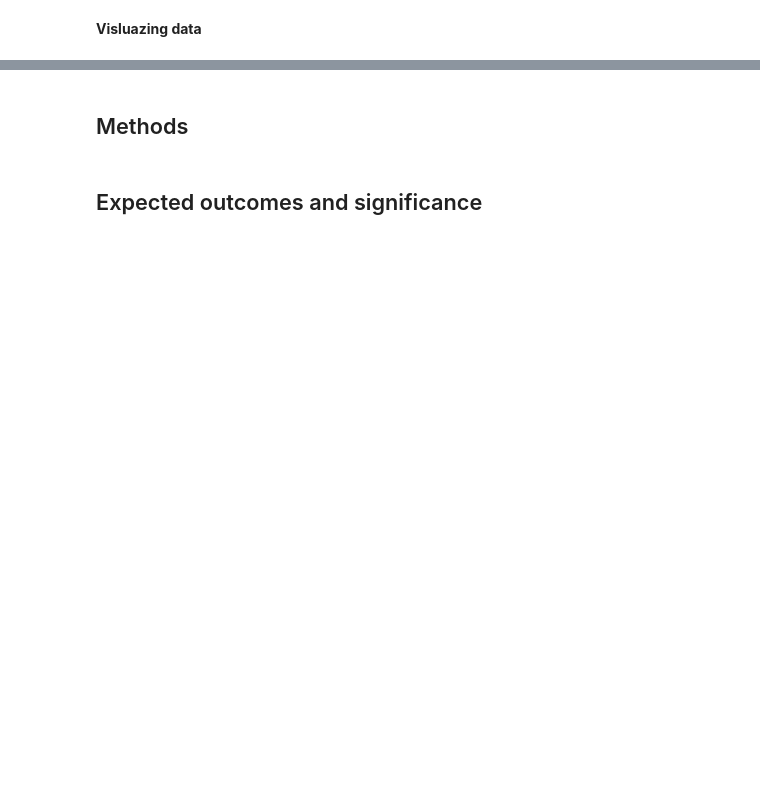
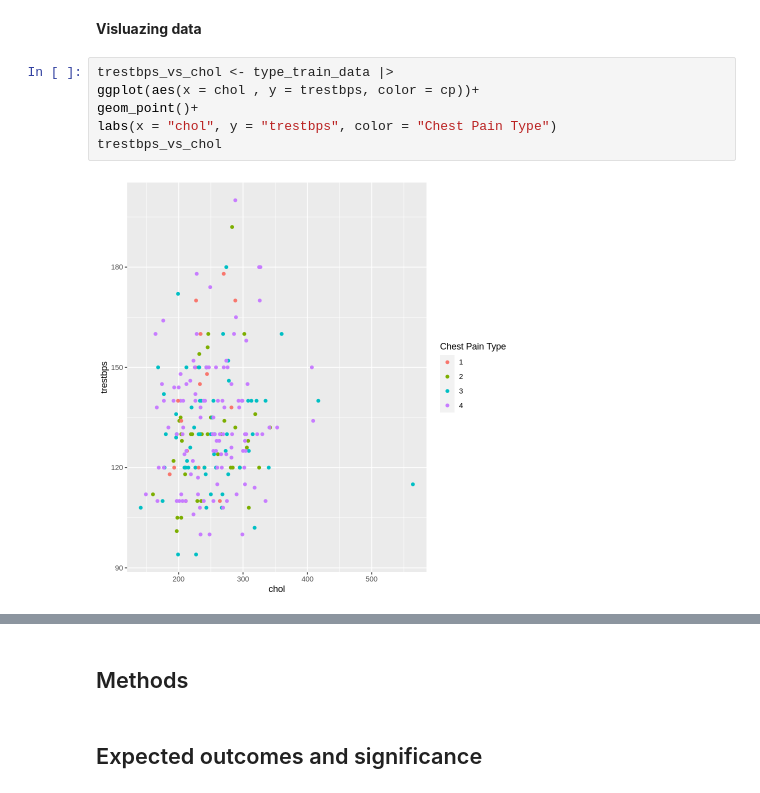
Before and after one commit to Yuvitee/DSCI-100-project, a Jupyter notebook: Heart Disease Proposal.ipynb, the cells around one changed output, grey strips where cells are left out. Cells and saved outputs as stored; diff of their text form; blank space fills up the shorter version.

Commit message:
Did a wrangling and summarizing and visualing some

```diff
--- a/Heart Disease Proposal.ipynb
+++ b/Heart Disease Proposal.ipynb
@@ -87,2 +164,10 @@ A tibble: 4 × 2
 # %% [markdown]
 **Visluazing data**
+# %%
+trestbps_vs_chol <- type_train_data |>
+ggplot(aes(x = chol , y = trestbps, color = cp))+
+geom_point()+
+labs(x = "chol", y = "trestbps", color = "Chest Pain Type")
+trestbps_vs_chol
+# %% [output]
+[figure, added]
```
Also changed, not shown: parts of 15 cells of this notebook.
